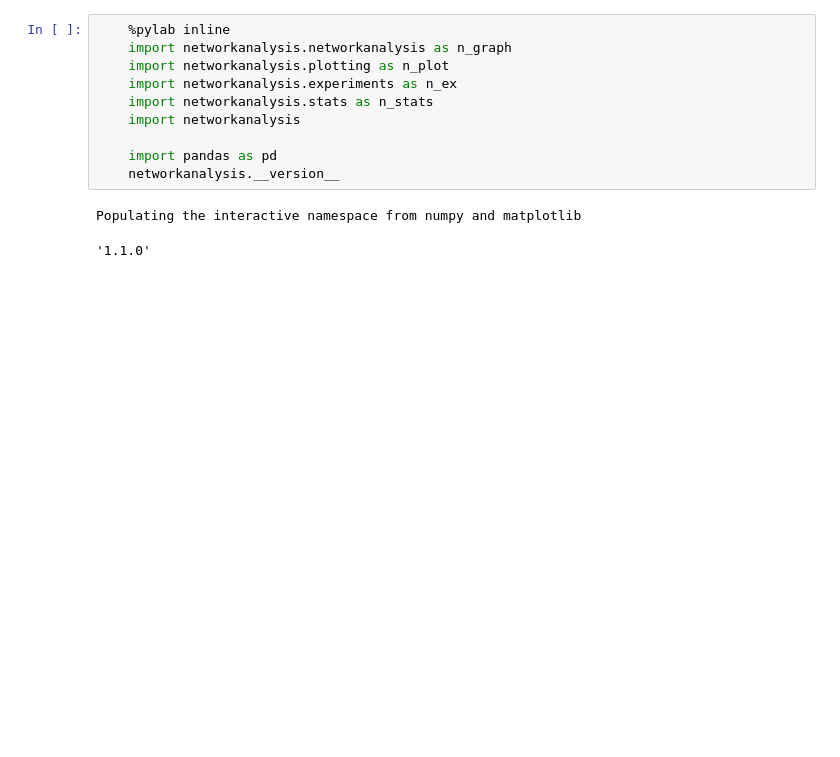
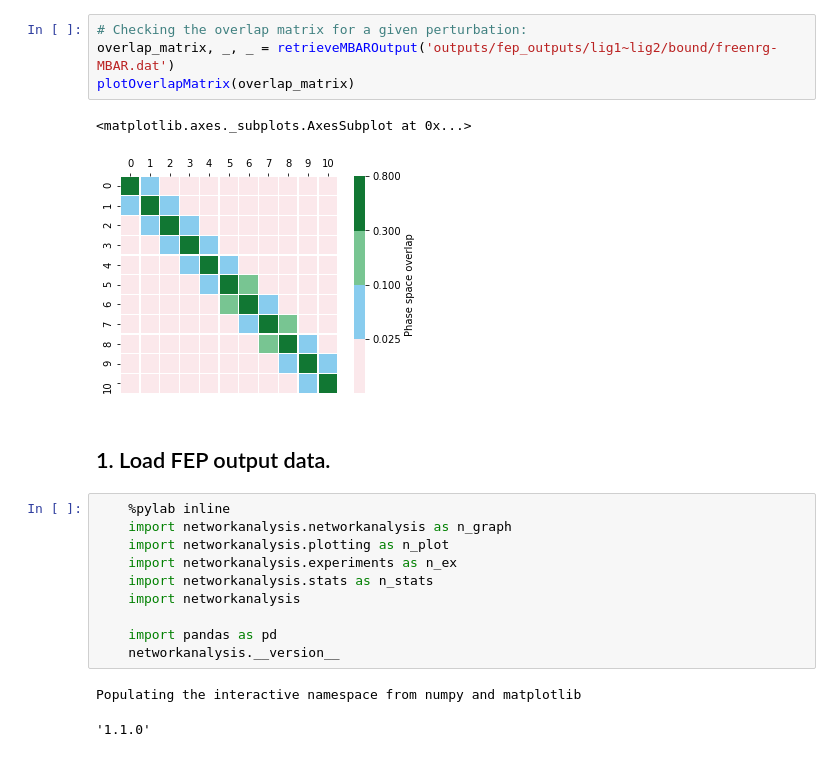
Before and after one commit to michellab/BioSimSpaceTutorials, a Jupyter notebook: 03_fep/analyse_fep.ipynb, the cells around one changed output. Drawn from its saved outputs; the diff is of its cells as text; blank space fills up the shorter version.

```diff
--- a/03_fep/analyse_fep.ipynb
+++ b/03_fep/analyse_fep.ipynb
@@ -4,3 +34,12 @@
+# %%
+# Checking the overlap matrix for a given perturbation:
+overlap_matrix, _, _ = retrieveMBAROutput('outputs/fep_outputs/lig1~lig2/bound/freenrg-MBAR.dat')
+plotOverlapMatrix(overlap_matrix)
+# %% [output]
+<matplotlib.axes._subplots.AxesSubplot at 0x...>
+[figure, added]
+# %% [markdown]
+## 1. Load FEP output data.
 # %%
     %pylab inline
     import networkanalysis.networkanalysis as n_graph
```
Also changed, not shown: parts of 6 cells of this notebook.
